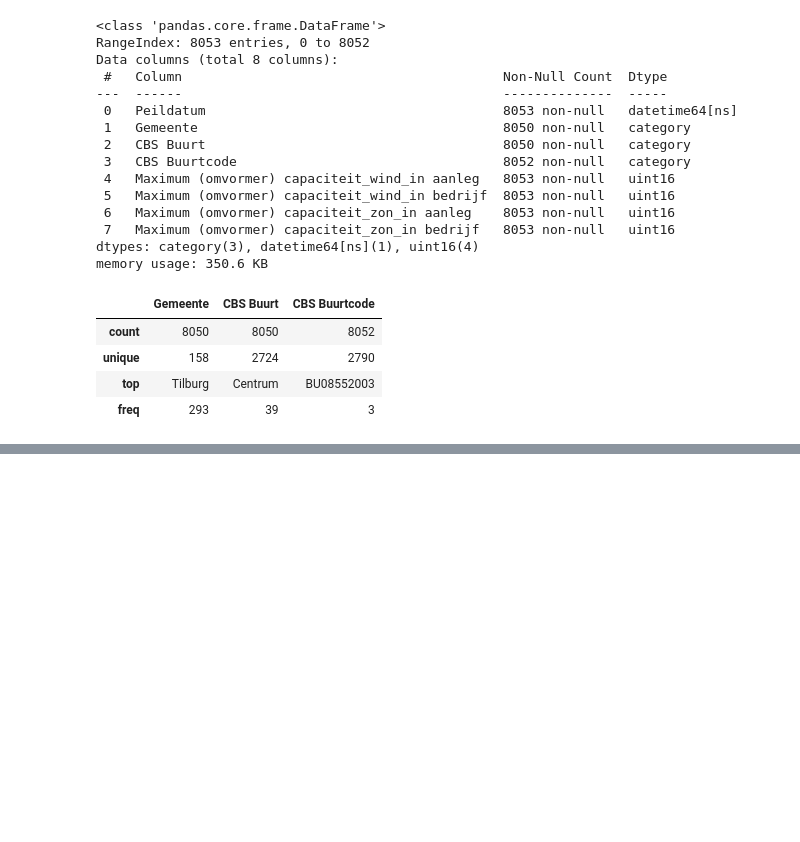
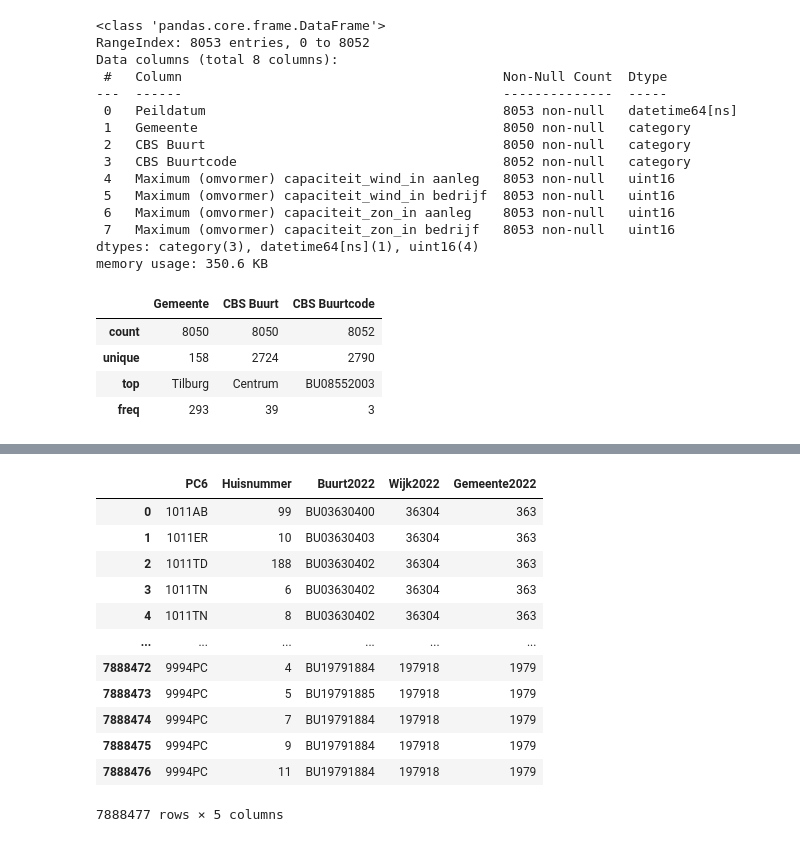
Before and after one commit to kjkoster/execute-enexis, a Jupyter notebook: notebooks/enexis exploration.ipynb, the cells around one changed output, grey strips where cells are left out. Cells and saved outputs as stored; diff of their text form; code cells hidden in the pictures; blank space fills up the shorter version.

```diff
--- a/notebooks/enexis exploration.ipynb
+++ b/notebooks/enexis exploration.ipynb
@@ -60,6 +65,8 @@ CACHE_DIR = "../cache"
 DECENTRALE_OPWEK = [f"{DATA_DIR}/{each}" for each in os.listdir(DATA_DIR) if 'decentrale_opwek' in each]
 KLEINVERBRUIKSGEGEVENS = [f"{DATA_DIR}/{each}" for each in os.listdir(DATA_DIR) if 'kleinverbruiksgegevens' in each]
 OPWEKDATA_GV = [f"{DATA_DIR}/{each}" for each in os.listdir(DATA_DIR) if 'opwekdata_gv' in each]
+
+PEILDATUM = 'Peildatum'
 
 KLEINVERBRUIK_CATEGORICAL = [
     'NETGEBIED',
@@ -124,7 +131,7 @@ for file in KLEINVERBRUIKSGEGEVENS:
 
     match = re.search(r'_\d{2}\d{2}\d{4}\.csv', file)
     date = datetime.strptime(match.group(), '_%d%m%Y.csv').date()
-    df['PEILDATUM'] = pd.to_datetime(date)
+    df[PEILDATUM] = pd.to_datetime(date)
 
     df.rename({'SJA_LAAG_TARIEF_PERC': 'SJV_LAAG_TARIEF_PERC', 'SJA_GEMIDDELD': 'SJV_GEMIDDELD'}, axis=1, inplace=True)
 
@@ -337,7 +344,7 @@ li = []
 for file in DECENTRALE_OPWEK:
     df = pd.read_csv(file, index_col=None,
                      sep=';', decimal=',', thousands='.',
-                     parse_dates=['Peildatum'], date_format="%Y%m",
+                     parse_dates=[PEILDATUM], date_format="%Y%m",
                      encoding=file_encodings[file])
 
     # some columns names have spaces around them and those may be different per file
@@ -354,7 +361,7 @@ for old, new in [(INTEGER, UNSIGNED), (FLOAT, FLOAT)]:
 
 # CBS switched to a fixed-length record for buurtcodes; normalise the data to follow this pattern, but leave `NaN` values untouched
 def fix_buurtcode(code):
-    if type(code) is float:
+    if type(code) is float or type(code) is int:
         if math.isnan(code):
             return code
         else:
@@ -439,7 +446,7 @@ for file in OPWEKDATA_GV:
 
     df = pd.read_csv(file, index_col=None,
                      sep=sep, decimal=',', thousands='.',
-                     parse_dates=['Peildatum'], date_format=date_format,
+                     parse_dates=[PEILDATUM], date_format=date_format,
                      encoding=file_encodings[file])
 
     # some columns names have spaces around them and those may be different per file
@@ -518,0 +547,31 @@ grootopwek.describe(include=NUMBER)
+# %%
+PC6 = 'PC6'
+BUURTCODE = 'Buurt2022'
+CATEGORICAL = [ PC6, BUURTCODE ]
+
+df = pd.read_csv(f"{CACHE_DIR}/2022-cbs-pc6huisnr20210801_buurt/pc6hnr20220801_gwb.csv", index_col=None,
+                 sep=';')
+df[BUURTCODE] = df[BUURTCODE].apply(fix_buurtcode)
+
+# convert integers to smallest unsigned integer and floats to smallest
+for old, new in [(INTEGER, UNSIGNED), (FLOAT, FLOAT)]:
+    for col in df.select_dtypes(include=old).columns:
+        df[col] = pd.to_numeric(df[col], downcast=new)
+
+df[CATEGORICAL] = df[CATEGORICAL].astype(CATEGORY)
+
+df
+# %% [output]
+|  | PC6 | Huisnummer | Buurt2022 | Wijk2022 | Gemeente2022 |
+| 0 | 1011AB | 99 | BU03630400 | 36304 | 363 |
+| 1 | 1011ER | 10 | BU03630403 | 36304 | 363 |
+| 2 | 1011TD | 188 | BU03630402 | 36304 | 363 |
+| 3 | 1011TN | 6 | BU03630402 | 36304 | 363 |
+| 4 | 1011TN | 8 | BU03630402 | 36304 | 363 |
+| ... | ... | ... | ... | ... | ... |
+| 7888472 | 9994PC | 4 | BU19791884 | 197918 | 1979 |
+| 7888473 | 9994PC | 5 | BU19791885 | 197918 | 1979 |
+| 7888474 | 9994PC | 7 | BU19791884 | 197918 | 1979 |
+| 7888475 | 9994PC | 9 | BU19791884 | 197918 | 1979 |
+| 7888476 | 9994PC | 11 | BU19791884 | 197918 | 1979 |
+7888477 rows × 5 columns
```
Also changed, not shown: parts of 13 cells of this notebook.
